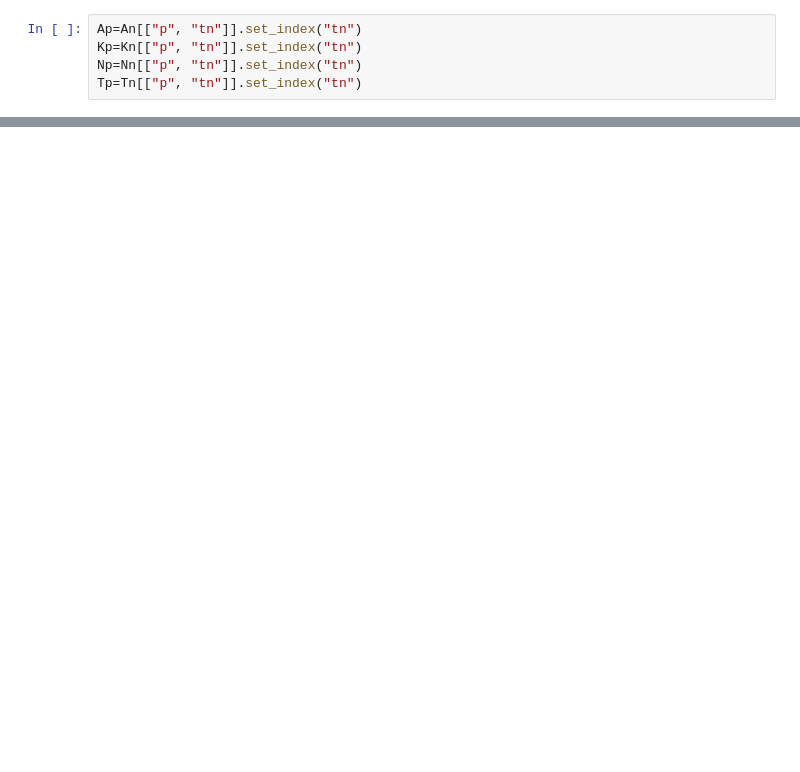
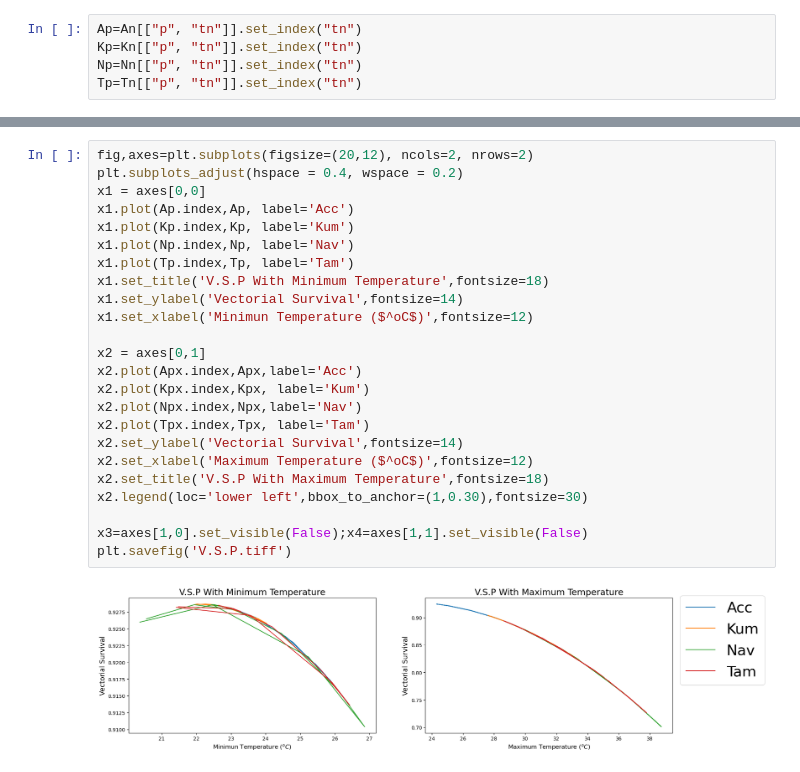
Before and after one commit to ayitaheric/JNAA_LAB, a Jupyter notebook: Hackathon_G2.ipynb, the cells around one changed output, grey strips where cells are left out. Cells and saved outputs as stored; diff of their text form; blank space fills up the shorter version.

```diff
--- a/Hackathon_G2.ipynb
+++ b/Hackathon_G2.ipynb
@@ -187,0 +162,26 @@ plt.savefig('V.S.P.tiff')
+# %%
+fig,axes=plt.subplots(figsize=(20,12), ncols=2, nrows=2)
+plt.subplots_adjust(hspace = 0.4, wspace = 0.2)
+x1 = axes[0,0]
+x1.plot(Ap.index,Ap, label='Acc')
+x1.plot(Kp.index,Kp, label='Kum')
+x1.plot(Np.index,Np, label='Nav')
+x1.plot(Tp.index,Tp, label='Tam')
+x1.set_title('V.S.P With Minimum Temperature',fontsize=18)
+x1.set_ylabel('Vectorial Survival',fontsize=14)
+x1.set_xlabel('Minimun Temperature ($^oC$)',fontsize=12)
+
+x2 = axes[0,1]
+x2.plot(Apx.index,Apx,label='Acc')
+x2.plot(Kpx.index,Kpx, label='Kum')
+x2.plot(Npx.index,Npx,label='Nav')
+x2.plot(Tpx.index,Tpx, label='Tam')
+x2.set_ylabel('Vectorial Survival',fontsize=14)
+x2.set_xlabel('Maximum Temperature ($^oC$)',fontsize=12)
+x2.set_title('V.S.P With Maximum Temperature',fontsize=18)
+x2.legend(loc='lower left',bbox_to_anchor=(1,0.30),fontsize=30)
+
+x3=axes[1,0].set_visible(False);x4=axes[1,1].set_visible(False)
+plt.savefig('V.S.P.tiff')
+# %% [output]
+[figure, added]
```
Also changed, not shown: parts of 8 cells of this notebook.
